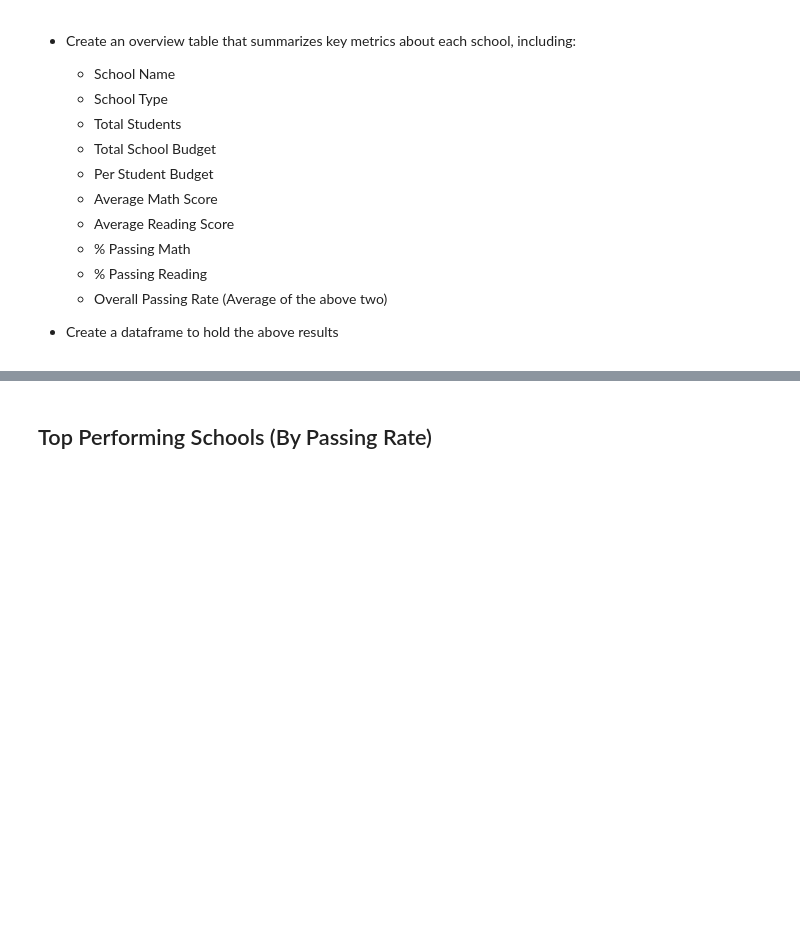
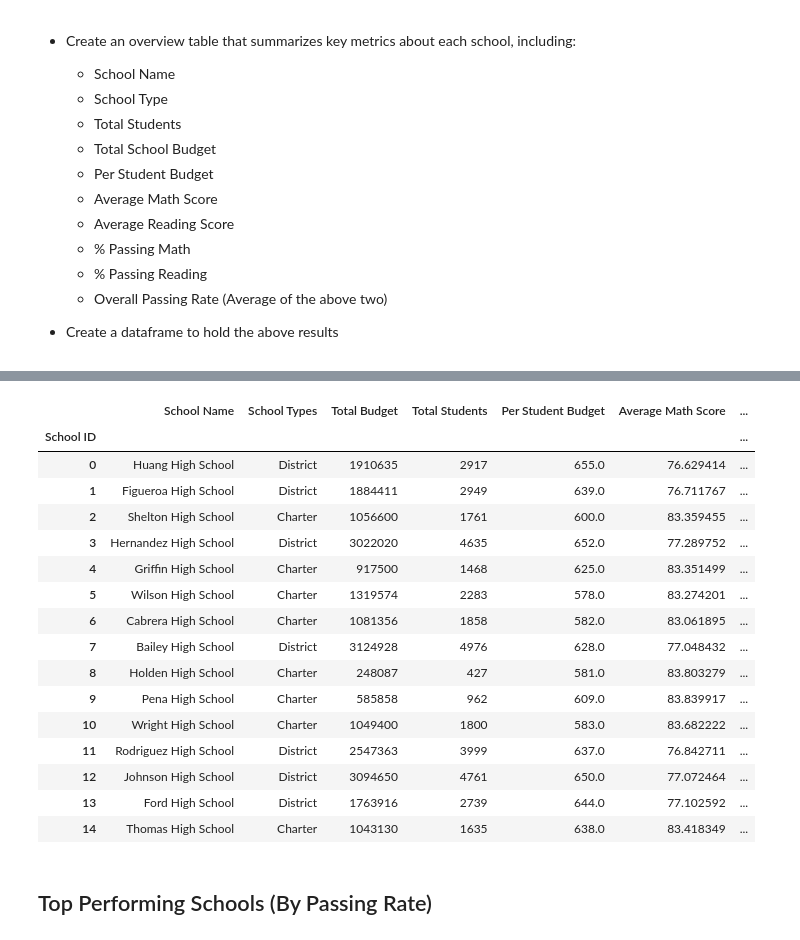
Before and after one commit to bsitati/School-District-Data-Analysis, a Jupyter notebook: PyCitySchools/PyCitySchools_starter.ipynb, the cells around one changed output, grey strips where cells are left out. Saved outputs shown, nothing was run; the diff lists cells and outputs as text; code cells hidden in the pictures; blank space fills up the shorter version.

```diff
--- a/PyCitySchools/PyCitySchools_starter.ipynb
+++ b/PyCitySchools/PyCitySchools_starter.ipynb
@@ -279,0 +327,3 @@ school_summary_df
+# %%
+average_reading_score = school_data_complete.groupby("School ID").mean()['reading_score']
+average_reading_score
@@ -279,0 +348,6 @@ school_summary_df
+# %%
+# % passing math
+passing_math_score = school_data_complete.loc[school_data_complete["math_score"] >= 70, :]
+group_pass_math = passing_math_score.groupby("School ID").count()['math_score']
+perc_math_pass = (group_pass_math/sch_total_stu) * 100
+perc_math_pass
@@ -280,3 +418,54 @@ school_summary_df
+# %%
+# Create a dataframe to hold the above results
+# school_summary_df = pd.DataFrame({"School Name":name_schools_all,
+#                            "School Types":[type_school_grp],
+#                           "total_Budget":[sch_total_budget],
+#                           "Total Students": [sch_total_stu],
+#                           "Per Student Budget": [per_stu_budget],
+#                           "Average Math Score":[average_math_score],
+#                           "Average Reading Score":[average_reading_score],
+#                           "% Passing Math": [perc_math_pass],
+#                           "% Passing Reading": [perc_reading_pass],
+#                            "Overall Passing Rate":[overall_pass_rate]})
+# school_summary_df
+# #school_summary_df.set_index('School ID')
+
+school_summary_df = pd.DataFrame()
+school_summary_df.head()
+# RainD['SGW_month'] = Yearlist_sorted
+# RainD['SGW_year'] = RainD_SGW
+# RainD['Coordinates'] = str(Coordinates)
+
+school_summary_df["School Name"]= name_schools_all
+school_summary_df["School Types"] = type_school_grp
+school_summary_df["Total Budget"] = sch_total_budget
+school_summary_df["Total Students"] = sch_total_stu
+school_summary_df["Per Student Budget"] = per_stu_budget
+school_summary_df["Average Math Score"] = average_math_score
+school_summary_df["Average Reading Score"] = average_reading_score
+school_summary_df["% Passing Math"] = perc_math_pass
+school_summary_df["% Passing Reading"] = perc_reading_pass
+school_summary_df["Overall Passing Rate"] = overall_pass_rate
+
+school_summary_df
+# %% [output]
+|  | School Name | School Types | Total Budget | Total Students | Per Student Budget | Average Math Score | ... |
+| School ID |  |  |  |  |  |  | ... |
+| 0 | Huang High School | District | 1910635 | 2917 | 655.0 | 76.629414 | ... |
+| 1 | Figueroa High School | District | 1884411 | 2949 | 639.0 | 76.711767 | ... |
+| 2 | Shelton High School | Charter | 1056600 | 1761 | 600.0 | 83.359455 | ... |
+| 3 | Hernandez High School | District | 3022020 | 4635 | 652.0 | 77.289752 | ... |
+| 4 | Griffin High School | Charter | 917500 | 1468 | 625.0 | 83.351499 | ... |
+| 5 | Wilson High School | Charter | 1319574 | 2283 | 578.0 | 83.274201 | ... |
+| 6 | Cabrera High School | Charter | 1081356 | 1858 | 582.0 | 83.061895 | ... |
+| 7 | Bailey High School | District | 3124928 | 4976 | 628.0 | 77.048432 | ... |
+| 8 | Holden High School | Charter | 248087 | 427 | 581.0 | 83.803279 | ... |
+| 9 | Pena High School | Charter | 585858 | 962 | 609.0 | 83.839917 | ... |
+| 10 | Wright High School | Charter | 1049400 | 1800 | 583.0 | 83.682222 | ... |
+| 11 | Rodriguez High School | District | 2547363 | 3999 | 637.0 | 76.842711 | ... |
+| 12 | Johnson High School | District | 3094650 | 4761 | 650.0 | 77.072464 | ... |
+| 13 | Ford High School | District | 1763916 | 2739 | 644.0 | 77.102592 | ... |
+| 14 | Thomas High School | Charter | 1043130 | 1635 | 638.0 | 83.418349 | ... |
 # %% [markdown]
 ## Top Performing Schools (By Passing Rate)
 # %% [markdown]
```
Also changed, not shown: parts of 46 cells of this notebook.
